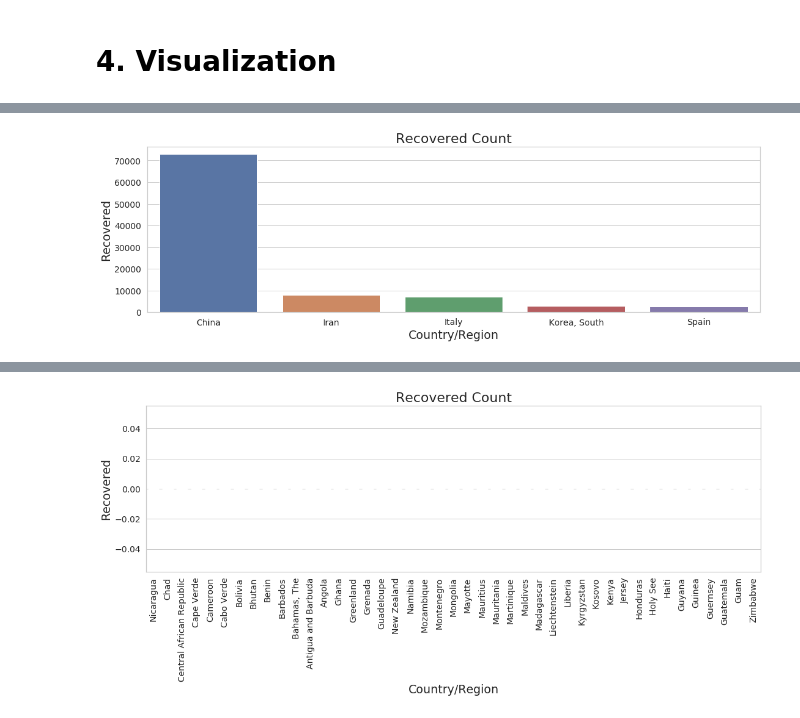
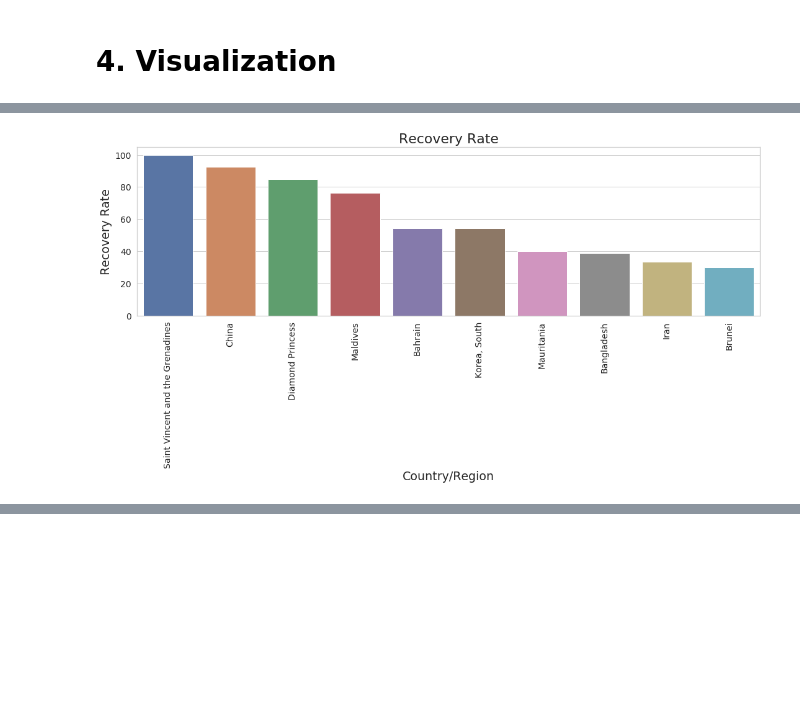
Before and after one commit to anjanatiha/COVID-19, a Jupyter notebook: Code and Analysis/corona-virus-exploratory-analysis-and-modeling.ipynb, the cells around one changed output, grey strips where cells are left out. Saved outputs shown, nothing was run; the diff lists cells and outputs as text; code cells hidden in the pictures; blank space fills up the shorter version.

```diff
--- a/Code and Analysis/corona-virus-exploratory-analysis-and-modeling.ipynb
+++ b/Code and Analysis/corona-virus-exploratory-analysis-and-modeling.ipynb
@@ -198,3 +464,6 @@ new_cols = location_name_cols + [last_day]
+# %%
+location_columns   = ['Province/State', 'Country/Region', 'Region', 'Subregion', 'Population', 'Area', 'Lat', 'Long']
+location_name_cols = ['Country/Region', 'Province/State', 'Region', 'Subregion', 'Population', 'Area']
 # %%
 time_series_covid_19_confirmed.rename(columns=data_cols_map, inplace=True)
 time_series_covid_19_recovered.rename(columns=data_cols_map, inplace=True)
@@ -323,0 +524,18 @@ Global Fatality Rate    : 4
+# %%
+country_cols = ['Country/Region', 'Region', 'Subregion', 'Population', 'Area', 'Confirmed',
+                'New Confirmed', 'Recovered', 'New Recovered','Death', 'New Death', 'Active', 'Closed']
+
+country_group_by_cols = ['Country/Region', 'Region', 'Subregion', 'Population', 'Area']
+
+
+result_country = result[country_cols].groupby(country_group_by_cols).sum().reset_index()
+
+
+result_country["Persistence Rate"] = (result_country["Active"] / result_country["Confirmed"]) * 100
+result_country["Fatality Rate"] = (result_country["Death"] / result_country["Confirmed"]) * 100
+result_country["Recovery Rate"] = (result_country["Recovered"] / result_country["Confirmed"]) * 100
+result_country["Net Recovery Rate"] = (result_country["Recovered"] / result_country["Closed"]) * 100
+result_country["Net Fatality Rate"] = (result_country["Death"] / result_country["Closed"]) * 100
+
+# result_country["Confirm per Population"] = (result_country["Confirmed"] / result_country["Population"]) * 100
+# result_country["Death per Population"] = (result_country["Death"] / result_country["Population"]) * 100
@@ -862,7 +1486,6 @@ titlesize = ticksize + 8
 labelsize = ticksize + 5
 
 figsize = (18, 5)
-
 params = {'figure.figsize' : figsize,
           'axes.labelsize' : labelsize,
           'axes.titlesize' : titlesize,
@@ -873,64 +1496,55 @@ plt.rcParams.update(params)
 
 
 x_col = "Country/Region"
-y_col = "Recovered"
-title = "Recovered Count"
+y_col = "Recovery Rate"
+title = "Recovery Rate"
 
 
-df = result_country[[y_col]].sort_values(by=y_col, ascending=False).reset_index()
+df = result_country[[x_col, y_col]].sort_values(by=y_col, ascending=False).reset_index()
 
 
-max_count = 5
+max_count = 10
 sns.barplot(x=x_col, y=y_col, data=df[:max_count])
 plt.title(title)
-# plt.xticks(rotation=90)
+plt.xticks(rotation=90)
 plt.show()
 
 
 
 
 start = max_count - 1
-max_count = 20
-
-sns.barplot(x=x_col, y=y_col, data=df[start: start + max_count])
-plt.title(title)
-plt.xticks(rotation=90)
-plt.show()
-
-
-start = start + max_count - 1
-max_count = 20
+max_count = 25
 
 sns.barplot(x=x_col, y=y_col, data=df[start: start + max_count])
 plt.title(title)
 plt.xticks(rotation=90)
 plt.show()
 
 
 start = start + max_count - 1
 max_count = 50
 
 sns.barplot(x=x_col, y=y_col, data=df[start: start + max_count])
-# plt.title(title)
+plt.title(title)
 plt.xticks(rotation=90)
 plt.show()
 
 
 start = start + max_count - 1
 max_count = 50
 
 sns.barplot(x=x_col, y=y_col, data=df[start: start + max_count])
 plt.title(title)
 plt.xticks(rotation=90)
 plt.show()
 
 
 start = start + max_count - 1
 max_count = 50
 
 sns.barplot(x=x_col, y=y_col, data=df[start: ])
 plt.title(title)
 plt.xticks(rotation=90)
 plt.show()
 # %% [output]
-[figure, old version]
+[figure, new version]
@@ -941 +1554,0 @@ plt.show()
-[figure, removed]
```
Also changed, not shown: parts of 74 cells of this notebook.
